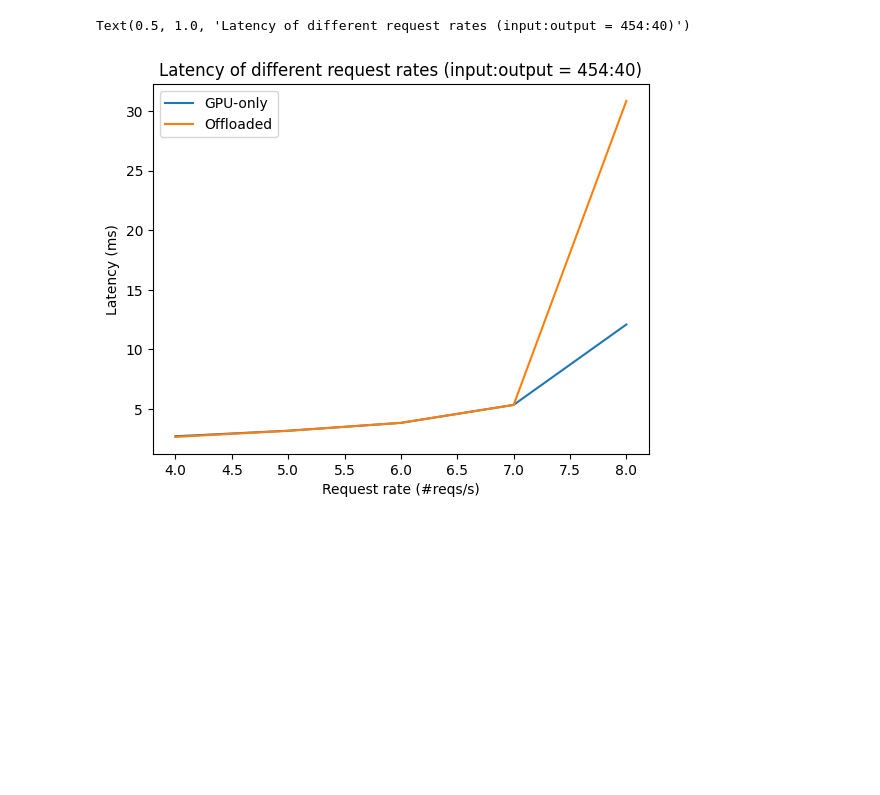
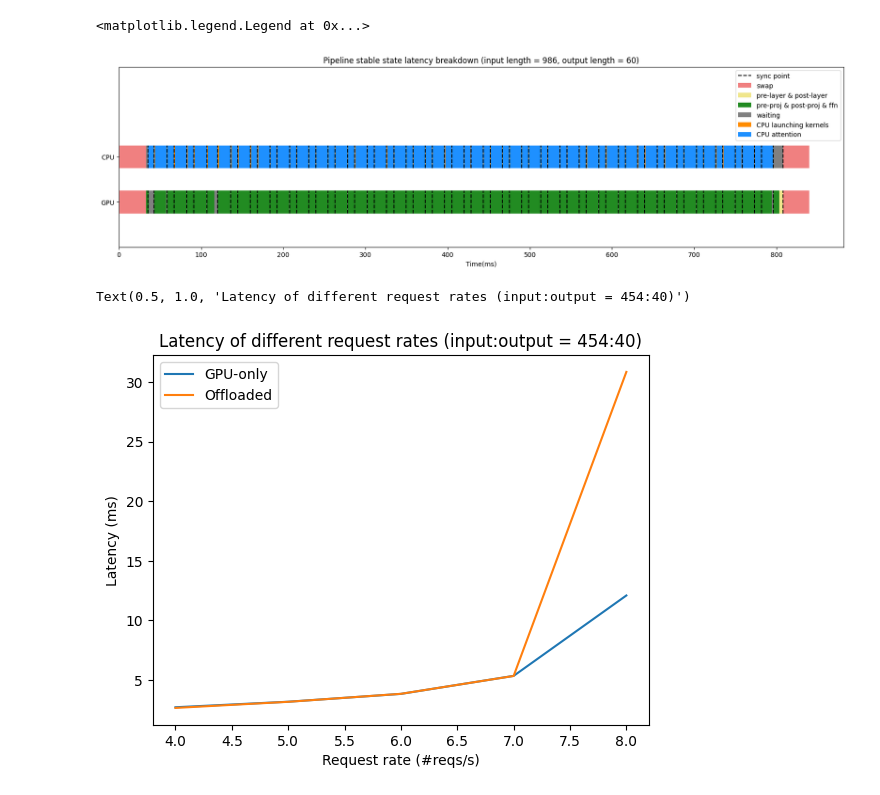
Before and after one commit to SwiftSeal03/swiftLLM, a Jupyter notebook: profile/e2e-illst.ipynb, the cells around one changed output. Drawn from its saved outputs; the diff is of its cells as text; code cells hidden in the pictures; blank space fills up the shorter version.

```diff
--- a/profile/e2e-illst.ipynb
+++ b/profile/e2e-illst.ipynb
@@ -19,3 +39,83 @@ Text(0.5, 1.0, 'Throughput of different output lengths (input length = 454)')
+# %%
+import json
+import numpy as np
+
+swapin_time = 33
+swapout_time = 32
+
+def barh_accum(ys, xs, left, color, label):
+  """
+  Accumulate the barh chart.
+  """
+  plt.barh(ys, xs, left=left, color=color, height=0.5, label=label)
+  return np.array(xs) + left
+
+def barh_sync(ys, left):
+  """
+  make 2 bars sync.
+  """
+  maxx = max(left)
+  ret = barh_accum(ys, maxx - left, left, "grey", label="waiting")
+  # print a sync line
+  plt.vlines([maxx]*2, [-0.25, 0.75], [0.25, 1.25], color="black", linestyle="--", label="sync point")
+  return ret
+
+
+def pipeline_batch_breakdown(last: int):
+  """
+  Break down graph for pipeline batch.
+  """
+  with open("breakdown.json", "r") as f:
+    data = json.load(f)
+
+  linear_times = np.array(data["linear_times"])
+  cpuwrk_times = np.array(data["cpuwrk_times"])
+  cpudec_times = np.array(data["cpudec_times"])
+  cpuwait_times = cpuwrk_times - cpudec_times
+  assert cpuwait_times.min() >= 0
+
+  ys = ["GPU", "CPU"]
+  left = np.array([0, 0])
+
+  # Swap-in
+  left = barh_accum(ys, [swapin_time, swapin_time], left, color="lightcoral", label="swap")
+
+  # Beginning
+  left = barh_accum(ys, [data["prelayer_time"], 0], left, color="khaki", label="pre-layer & post-layer")
+  first_stage_time = data["first_stage_time"]
+  first_preproj_time = first_stage_time - max(linear_times[-1], cpuwrk_times[-1])
+  left = barh_accum(ys, [first_preproj_time, 0], left, color="forestgreen", label="pre-proj & post-proj & ffn")
+  left = barh_sync(ys, left)
+
+  # Middle
+  for i in range(-1, last - 1):
+    left = barh_accum(ys, [linear_times[i], 0], left, color="forestgreen", label="pre-proj & post-proj & ffn")
+    left = barh_accum(ys, [0, cpuwait_times[i]], left, color="darkorange", label="CPU launching kernels")
+    left = barh_accum(ys, [0, cpudec_times[i]], left, color="dodgerblue", label="CPU attention")
+    left = barh_sync(ys, left)
+
+  if last == 64:
+    last_stage_time = data["last_stage_time"]
+    last_postproj_time = last_stage_time - max(linear_times[-2], cpuwrk_times[-2])
+    left = barh_accum(ys, [last_postproj_time, 0], left, color="forestgreen", label="pre-proj & post-proj & ffn")
+    left = barh_accum(ys, [data["postlayer_time"], 0], left, color="khaki", label="pre-layer & post-layer")
+    left = barh_sync(ys, left)
+
+    # Swap-out
+    left = barh_accum(ys, [swapout_time, swapout_time], left, color="lightcoral", label="swap")
+
+  plt.xlabel("Time(ms)")
+  plt.ylim(-1, 3)
+  plt.title("Pipeline stable state latency breakdown (input length = 986, output length = 60)")
+
+plt.figure(figsize=(20, 5))
+pipeline_batch_breakdown(64)
+handles, labels = plt.gca().get_legend_handles_labels()
+by_label = dict(zip(labels, handles))
+plt.legend(by_label.values(), by_label.keys())
+# %% [output]
+<matplotlib.legend.Legend at 0x...>
+[figure, added]
 # %%
 import matplotlib.pyplot as plt
 
```
Also changed, not shown: parts of 3 cells of this notebook, 2 other files.
